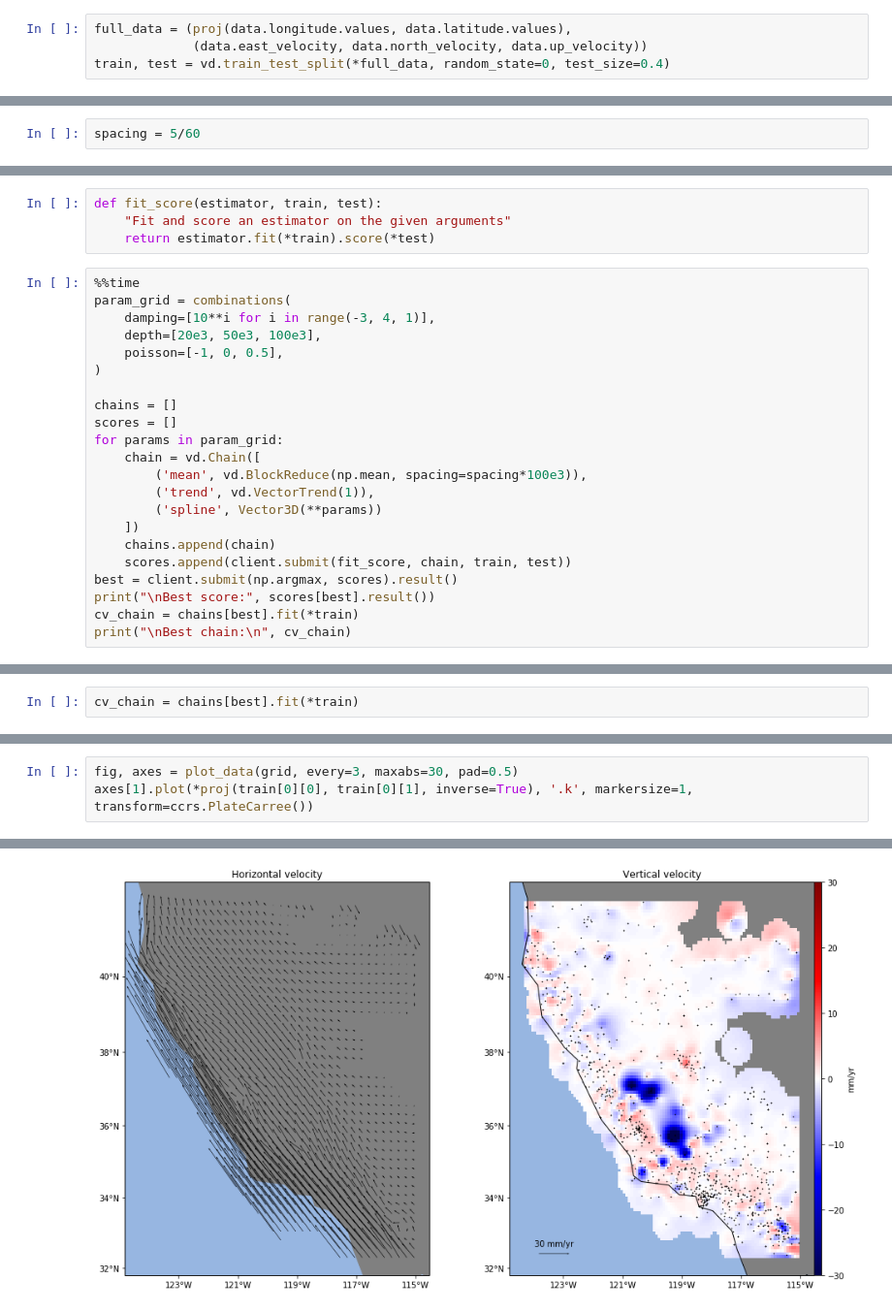
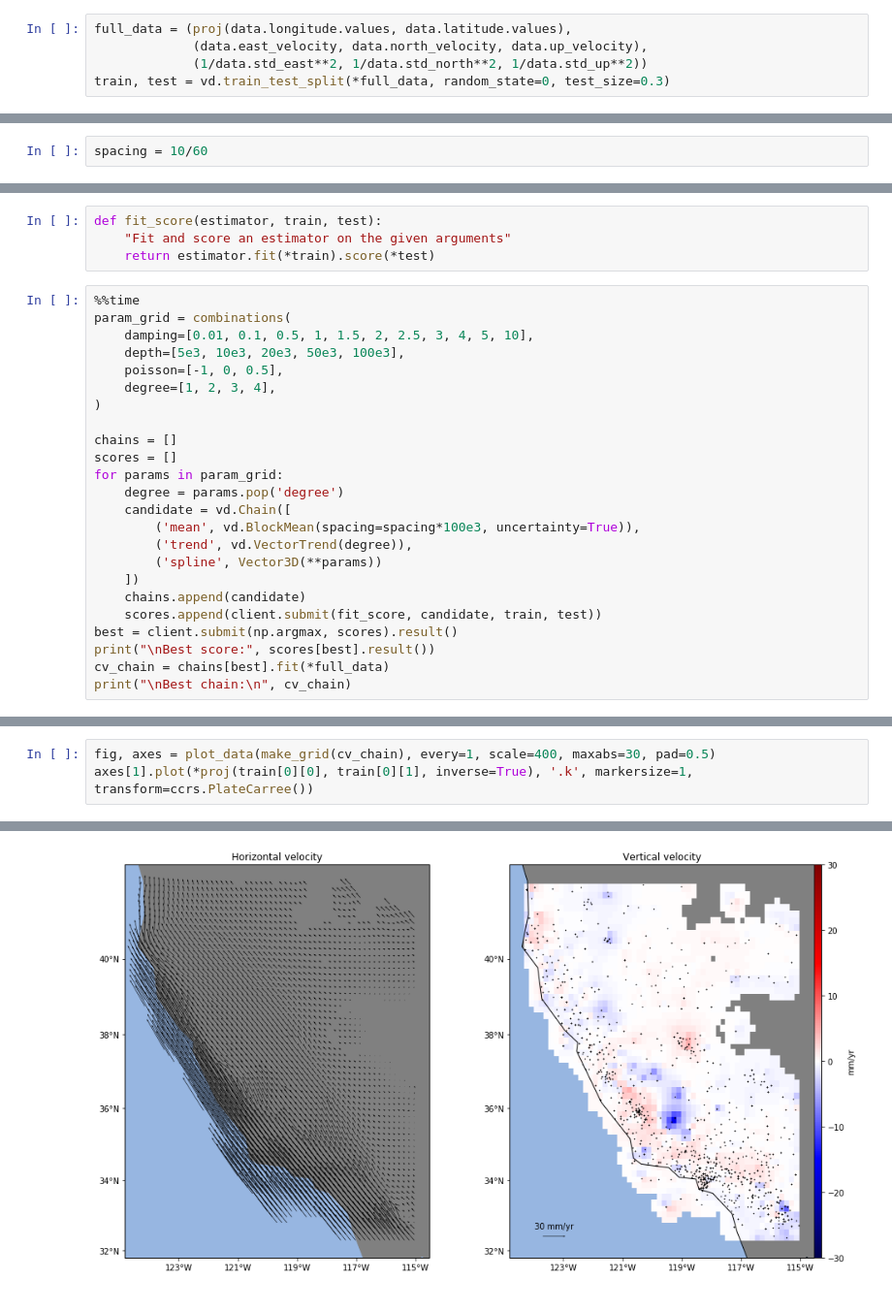
Before and after one commit to leouieda/aogs2018-gps, a Jupyter notebook: code/notebooks/california-data.ipynb, the cells around one changed output, grey strips where cells are left out. Shown at 97% size. Drawn from its saved outputs; the diff is of its cells as text.

Commit message:
Weighted solution with simple CV
Works fine and leaves some residuals on the vertical.
Using a coarser grid is also better.
Might be best to not use weights still.

```diff
--- a/code/notebooks/california-data.ipynb
+++ b/code/notebooks/california-data.ipynb
@@ -40,8 +40,9 @@ fig, ax = plot_data(data, maxabs=30, pad=0.5, s=30)
 ## Split the data and make some utility function
 # %%
 full_data = (proj(data.longitude.values, data.latitude.values),
-             (data.east_velocity, data.north_velocity, data.up_velocity))
-train, test = vd.train_test_split(*full_data, random_state=0, test_size=0.4)
+             (data.east_velocity, data.north_velocity, data.up_velocity),
+             (1/data.std_east**2, 1/data.std_north**2, 1/data.std_up**2))
+train, test = vd.train_test_split(*full_data, random_state=0, test_size=0.3)
 # %%
 def make_residuals(gridder):
     predicted = gridder.predict(proj(data.longitude.values, data.latitude.values))
@@ -60,7 +61,7 @@ def make_grid(gridder):
     grid = grid.where(mask)
     return grid
 # %%
-spacing = 5/60
+spacing = 10/60
 # %% [markdown]
 ## Simple fit
 # %%
@@ -111,23 +103,25 @@ def fit_score(estimator, train, test):
 # %%
 %%time
 param_grid = combinations(
-    damping=[10**i for i in range(-3, 4, 1)],
-    depth=[20e3, 50e3, 100e3],
+    damping=[0.01, 0.1, 0.5, 1, 1.5, 2, 2.5, 3, 4, 5, 10],
+    depth=[5e3, 10e3, 20e3, 50e3, 100e3],
     poisson=[-1, 0, 0.5],
+    degree=[1, 2, 3, 4],
 )
 
 chains = []
 scores = []
 for params in param_grid:
-    chain = vd.Chain([
-        ('mean', vd.BlockReduce(np.mean, spacing=spacing*100e3)),
-        ('trend', vd.VectorTrend(1)),
+    degree = params.pop('degree')
+    candidate = vd.Chain([
+        ('mean', vd.BlockMean(spacing=spacing*100e3, uncertainty=True)),
+        ('trend', vd.VectorTrend(degree)),
         ('spline', Vector3D(**params))
     ])
-    chains.append(chain)
-    scores.append(client.submit(fit_score, chain, train, test))
+    chains.append(candidate)
+    scores.append(client.submit(fit_score, candidate, train, test))
 best = client.submit(np.argmax, scores).result()
 print("\nBest score:", scores[best].result())
-cv_chain = chains[best].fit(*train)
+cv_chain = chains[best].fit(*full_data)
 print("\nBest chain:\n", cv_chain)
 # %% [output]
@@ -143,2 +135,0 @@ Wall time: 45.2 s
-# %%
-cv_chain = chains[best].fit(*train)
@@ -147,6 +136,6 @@ grid = make_grid(cv_chain)
 # %%
-fig, axes = plot_data(grid, every=3, maxabs=30, pad=0.5)
+fig, axes = plot_data(make_grid(cv_chain), every=1, scale=400, maxabs=30, pad=0.5)
 axes[1].plot(*proj(train[0][0], train[0][1], inverse=True), '.k', markersize=1, transform=ccrs.PlateCarree())
 # %% [output]
 [<matplotlib.lines.Line2D at 0x...>]
-[figure, old version]
+[figure, new version]
```
Also changed, not shown: parts of 13 cells of this notebook.
